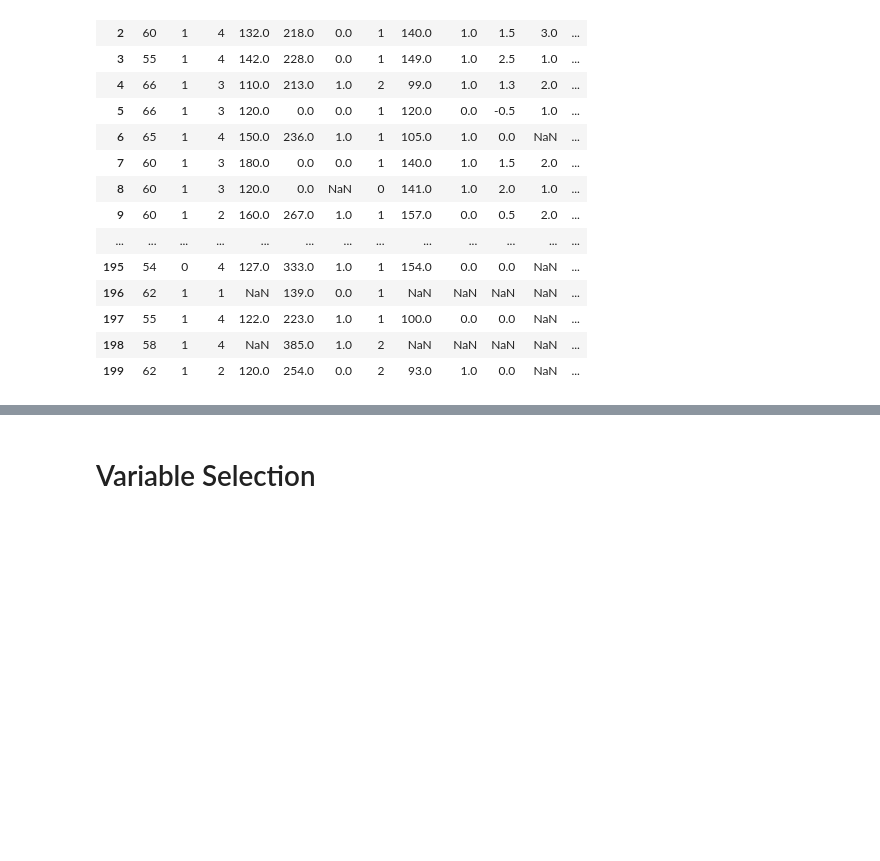
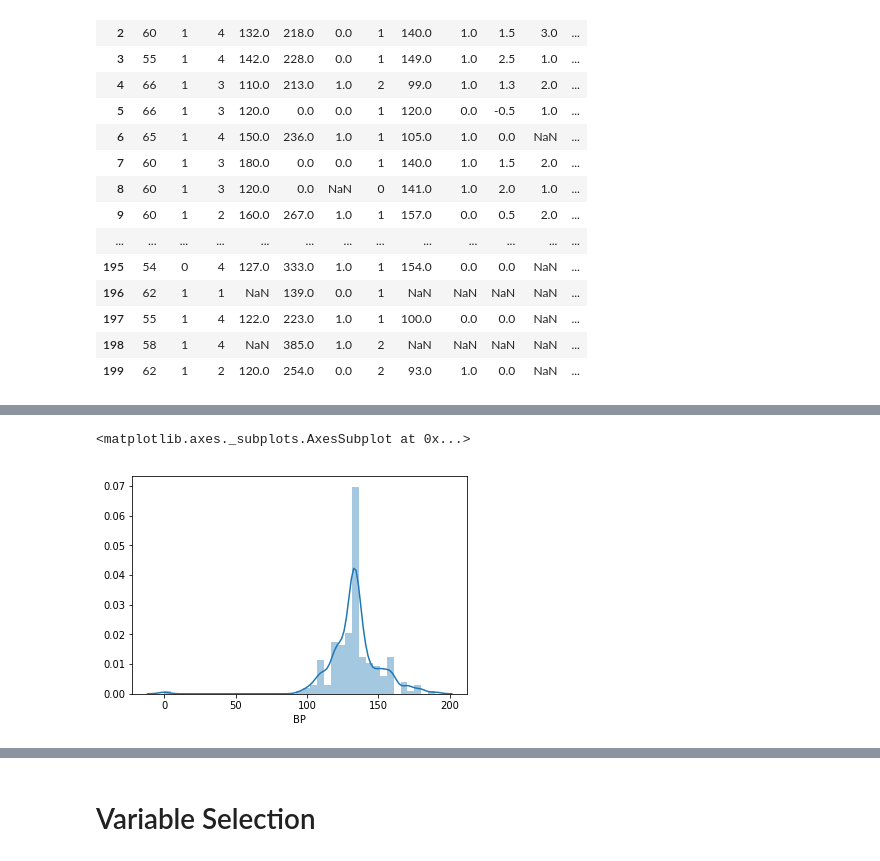
Before and after one commit to Jakearns95/heart-disease, a Jupyter notebook: Heart_Disease_Analysis.ipynb, the cells around one changed output, grey strips where cells are left out. Drawn from its saved outputs; the diff is of its cells as text; code cells hidden in the pictures; blank space fills up the shorter version.

```diff
--- a/Heart_Disease_Analysis.ipynb
+++ b/Heart_Disease_Analysis.ipynb
@@ -123,0 +124,5 @@ va_df_filled
+# %%
+sns.distplot(va_df_filled["BP"])
+# %% [output]
+<matplotlib.axes._subplots.AxesSubplot at 0x...>
+[figure, added]
```
Also changed, not shown: parts of 15 cells of this notebook.
